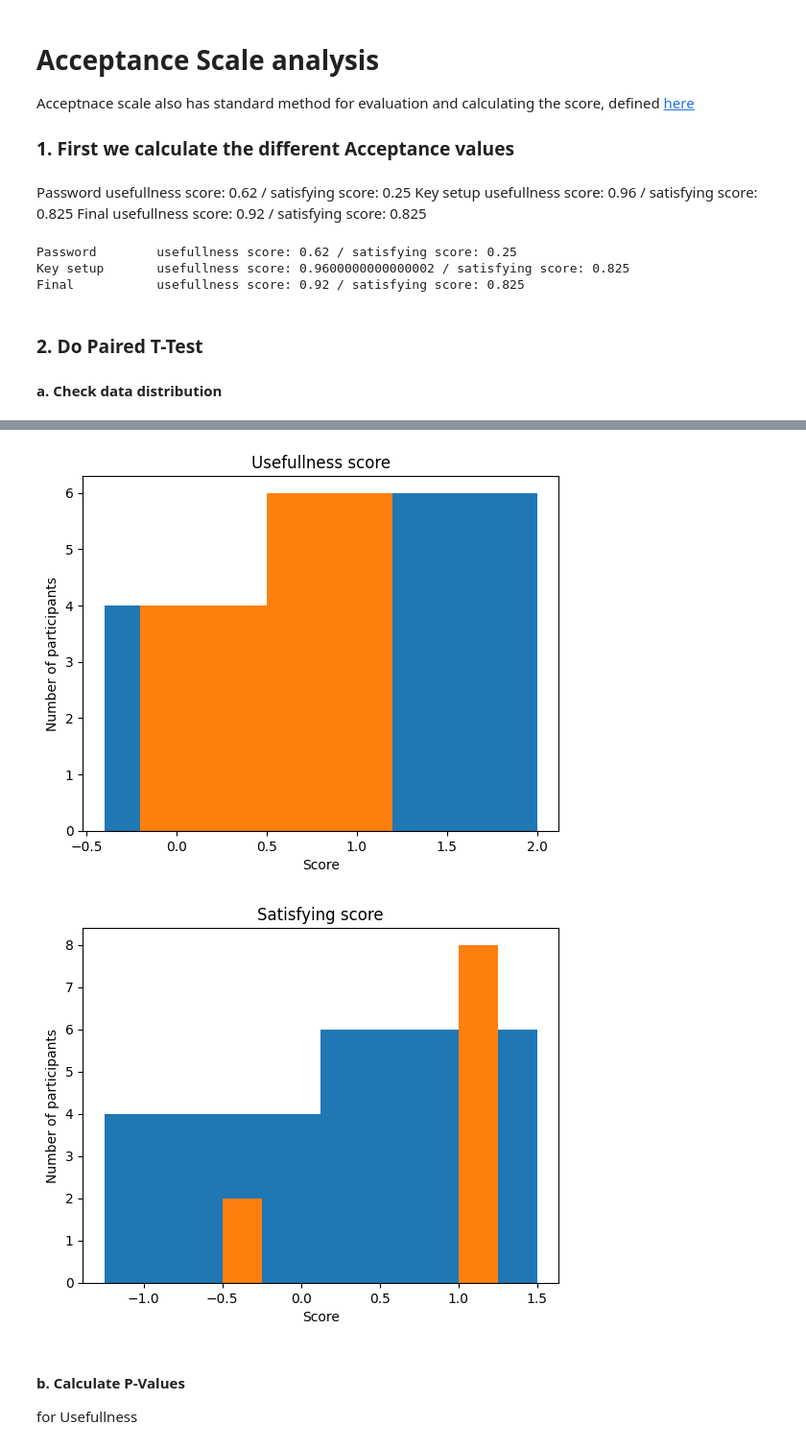
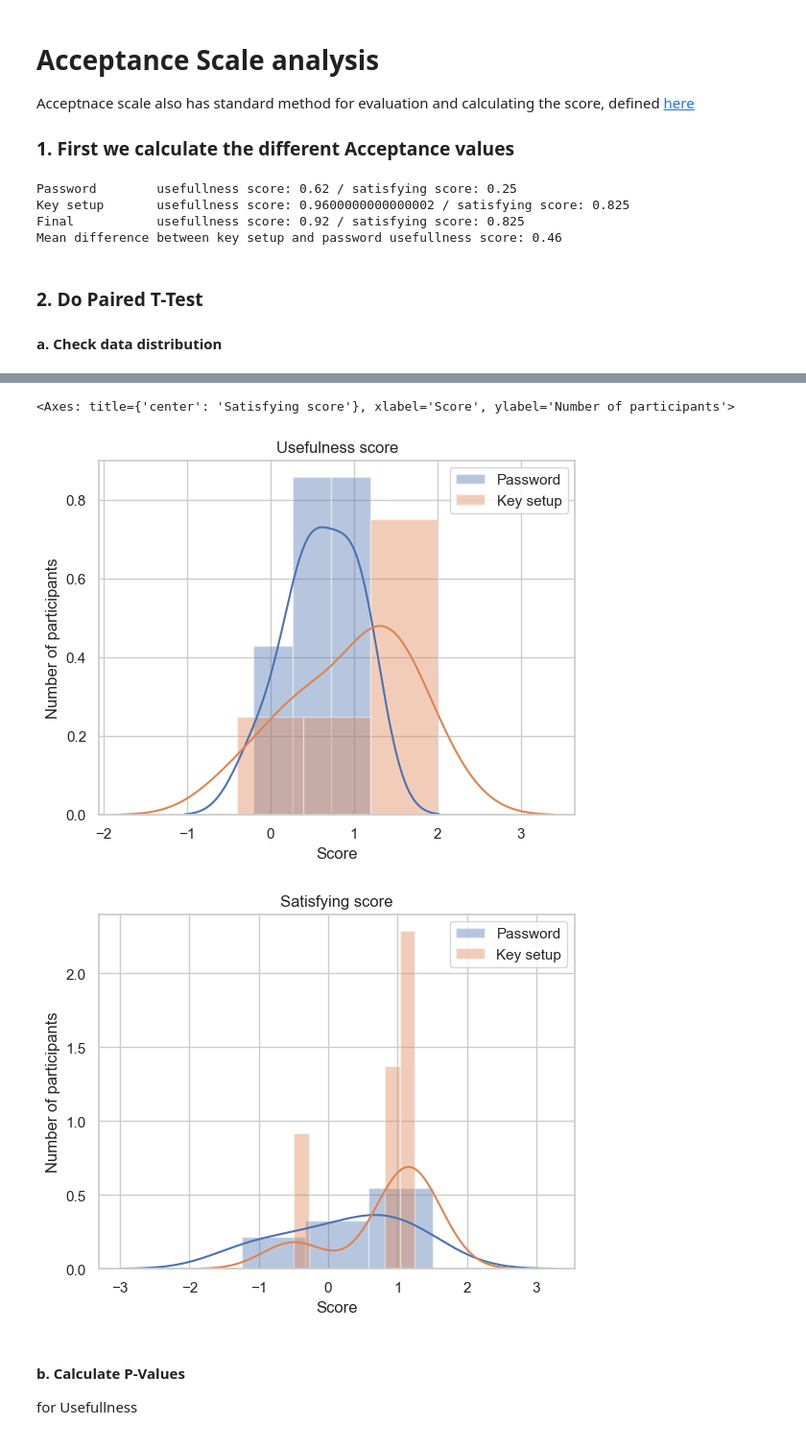
Before and after one commit to Mekacher-Anis/Usable-Security-Lab, a Jupyter notebook: analyse.ipynb, the cells around one changed output, grey strips where cells are left out. Shown at 96% size. Saved outputs shown, nothing was run; the diff lists cells and outputs as text; code cells hidden in the pictures.

```diff
--- a/analyse.ipynb
+++ b/analyse.ipynb
@@ -227,34 +307,50 @@ def calculate_acceptance_score(df: pd.DataFrame, column_selector: str)->(float,
     satisfying_score = df[[columns[i] for i in [1, 3, 5, 7]]].sum(axis=1) / 4
 
     return usefullness_score.mean(), satisfying_score.mean(), usefullness_score, satisfying_score
-# %% [markdown]
-Password 	usefullness score: 0.62 / satisfying score: 0.25
-Key setup 	usefullness score: 0.96 / satisfying score: 0.825
-Final 		usefullness score: 0.92 / satisfying score: 0.825
 # %%
-ACC_Question = "Please judge the .*? authentication method on the following adjectives.  "
+ACC_Question = (
+    "Please judge the .*? authentication method on the following adjectives.  "
+)
 
 key_setup_acc_score = calculate_acceptance_score(key_setup_survey_merged, ACC_Question)
 password_acc_score = calculate_acceptance_score(password_survey_merged, ACC_Question)
 final_acc_score = calculate_acceptance_score(final_survery_merged, ACC_Question)
 
-print(f'Password \tusefullness score: {password_acc_score[0]} / satisfying score: {password_acc_score[1]}')
-print(f'Key setup \tusefullness score: {key_setup_acc_score[0]} / satisfying score: {key_setup_acc_score[1]}')
-print(f'Final \t\tusefullness score: {round(final_acc_score[0], 2)} / satisfying score: {final_acc_score[1]}')
+print(
+    f"Password \tusefullness score: {password_acc_score[0]} / satisfying score: {password_acc_score[1]}"
+)
+print(
+    f"Key setup \tusefullness score: {key_setup_acc_score[0]} / satisfying score: {key_setup_acc_score[1]}"
+)
+print(
+    f"Final \t\tusefullness score: {round(final_acc_score[0], 2)} / satisfying score: {final_acc_score[1]}"
+)
+
+print(
+    f"Mean difference between key setup and password usefullness score: {round((key_setup_acc_score[0] + key_setup_acc_score[1])/2 - ((password_acc_score[0] + password_acc_score[1])/2), 2)}"
+)
 # %% [output]
 Password        usefullness score: 0.62 / satisfying score: 0.25
 Key setup       usefullness score: 0.9600000000000002 / satisfying score: 0.825
 Final           usefullness score: 0.92 / satisfying score: 0.825
+Mean difference between key setup and password usefullness score: 0.46
 # %% [markdown]
 ### 2. Do Paired T-Test
 #### a. Check data distribution
 # %%
-plot_histogram(key_setup_acc_score[2], 'Usefullness score', 'Score', 'Number of participants')
-plot_histogram(password_acc_score[2], 'Usefullness score', 'Score', 'Number of participants')
+plot_histogram(
+    [password_acc_score[2], key_setup_acc_score[2]],
+    "Usefulness score",
+    "Score",
+    "Number of participants",
+    ["Password", "Key setup"],
+)
 
-# start new figure
-plt.figure()
-
-plot_histogram(password_acc_score[3], 'Satisfying score', 'Score', 'Number of participants')
-plot_histogram(key_setup_acc_score[3], 'Satisfying score', 'Score', 'Number of participants')
+plot_histogram(
+    [password_acc_score[3], key_setup_acc_score[3]],
+    "Satisfying score",
+    "Score",
+    "Number of participants",
+    ["Password", "Key setup"],
+)
 # %% [output]
@@ -261,5 +374,6 @@ plot_histogram(key_setup_acc_score[3], 'Satisfying score', 'Score', 'Number of p
+<Axes: title={'center': 'Satisfying score'}, xlabel='Score', ylabel='Number of participants'>
-[figure, old version]
+[figure, new version]
-[figure, old version]
+[figure, new version]
 # %% [markdown]
 #### b. Calculate P-Values
 for Usefullness
```
Also changed, not shown: parts of 21 cells of this notebook, 9 other files.
